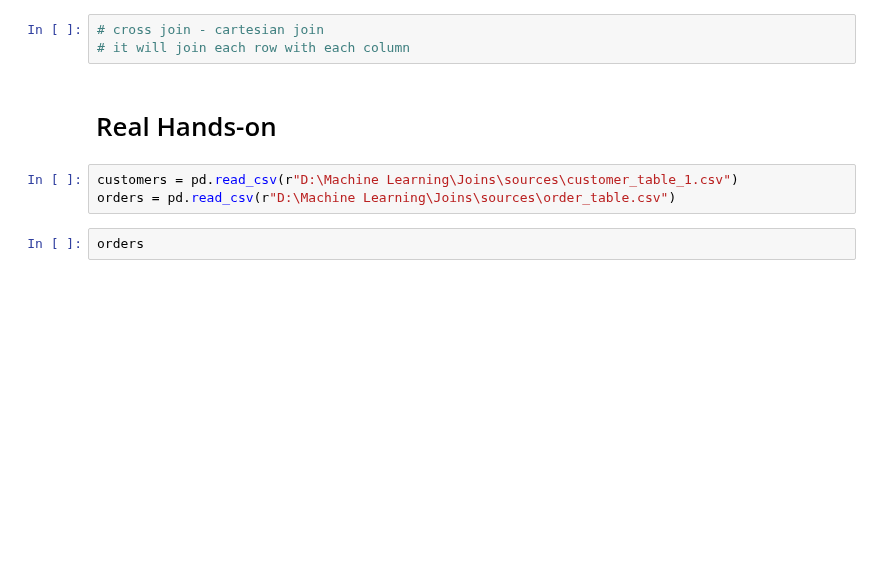
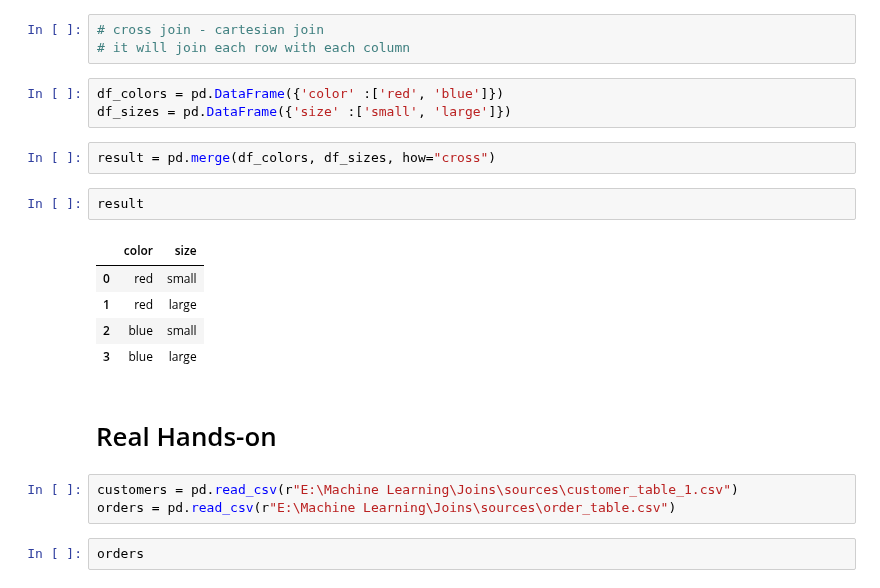
Before and after one commit to vickii20/Machine-Learning-Fundamentals, a Jupyter notebook: Joins/Joins.ipynb, the cells around one changed output. Cells and saved outputs as stored; diff of their text form; blank space fills up the shorter version.

Commit message:
Update Joins notebook

```diff
--- a/Joins/Joins.ipynb
+++ b/Joins/Joins.ipynb
@@ -187,11 +188,24 @@ pd.merge(table_1,table_2,left_on = 'user_id',right_on='user_id',how = 'outer')
 # %%
 # cross join - cartesian join
 # it will join each row with each column
+# %%
+df_colors = pd.DataFrame({'color' :['red', 'blue']})
+df_sizes = pd.DataFrame({'size' :['small', 'large']})
+# %%
+result = pd.merge(df_colors, df_sizes, how="cross")
+# %%
+result
+# %% [output]
+|  | color | size |
+| 0 | red | small |
+| 1 | red | large |
+| 2 | blue | small |
+| 3 | blue | large |
 # %% [markdown]
 # Real Hands-on
 # %%
-customers = pd.read_csv(r"D:\Machine Learning\Joins\sources\customer_table_1.csv")
-orders = pd.read_csv(r"D:\Machine Learning\Joins\sources\order_table.csv")
+customers = pd.read_csv(r"E:\Machine Learning\Joins\sources\customer_table_1.csv")
+orders = pd.read_csv(r"E:\Machine Learning\Joins\sources\order_table.csv")
 # %%
 orders
 # %% [output]
```
Also changed, not shown: parts of 6 cells of this notebook.
